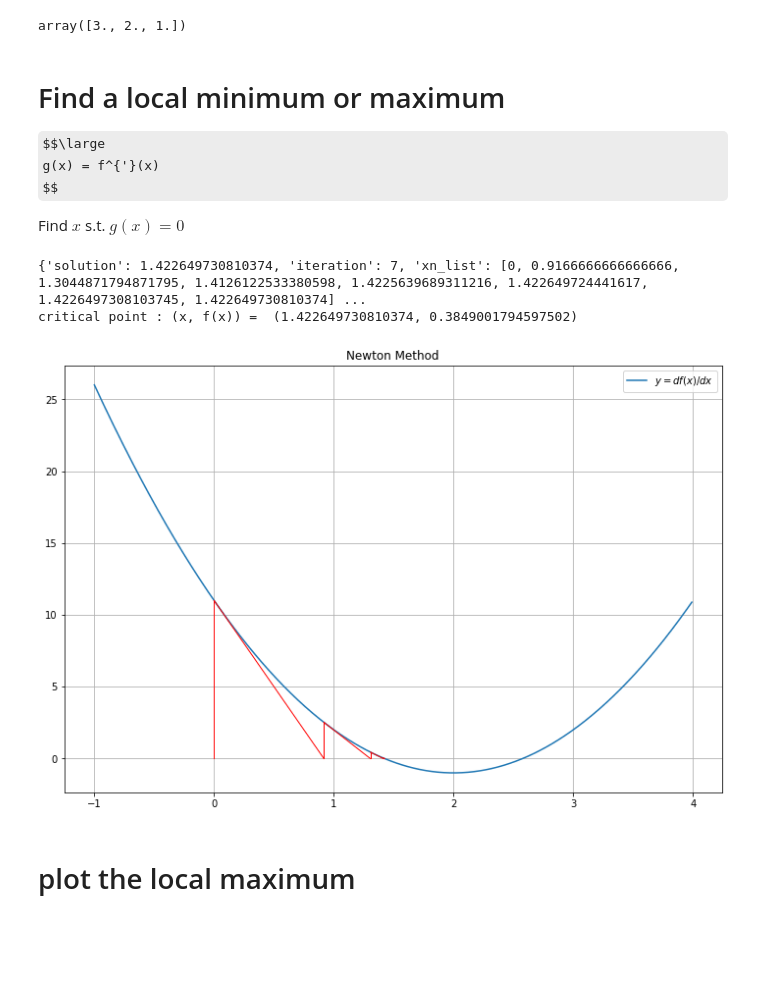
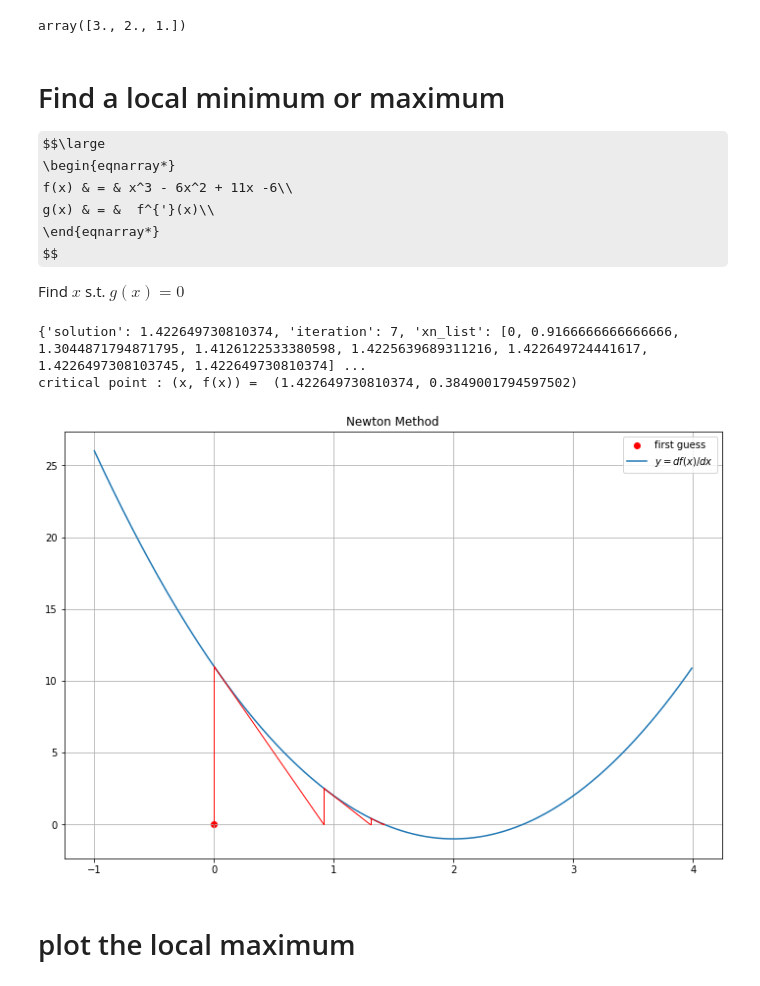
Before and after one commit to p1xckha/python-snippets, a Jupyter notebook: numpy/newton_method.ipynb, the cells around one changed output. Saved outputs shown, nothing was run; the diff lists cells and outputs as text; code cells hidden in the pictures; some formulas as TeX source; blank space fills up the shorter version.

```diff
--- a/numpy/newton_method.ipynb
+++ b/numpy/newton_method.ipynb
@@ -156,23 +169,27 @@ array([3., 2., 1.])
 # %% [markdown]
 # Find a local minimum or maximum
 $$\large
-g(x) = f^{'}(x)
+\begin{eqnarray*}
+f(x) & = & x^3 - 6x^2 + 11x -6\\
+g(x) & = &  f^{'}(x)\\
+\end{eqnarray*}
 $$
 
+
 Find $x$ s.t. $g(x)=0$
 # %%
 label = '$y = df(x)/dx$'
 f_coefficients = [1, -6, 11, -6]
 g_coefficients = np.polyder(f_coefficients)
-nm3 = NewtonMethod(f_coefficients=g_coefficients)
+nm3 = NewtonMethodPoly(g_coefficients)
 nm3.newton_raphson(0)
-nm3.plot(label)
+nm3.plot(xmin=-1, xmax=4, label=label)
 print(nm3)
 print("critical point : (x, f(x)) = ", (nm3.xn, np.polyval(f_coefficients, nm3.xn)))
 # %% [output]
 {'solution': 1.422649730810374, 'iteration': 7, 'xn_list': [0, 0.9166666666666666, 1.3044871794871795, 1.4126122533380598, 1.4225639689311216, 1.422649724441617, 1.4226497308103745, 1.422649730810374] ...
 critical point : (x, f(x)) =  (1.422649730810374, 0.3849001794597502)
-[figure, old version]
+[figure, new version]
 # %% [markdown]
 # plot the local maximum
 # %%
```
Also changed, not shown: parts of 6 cells of this notebook.
